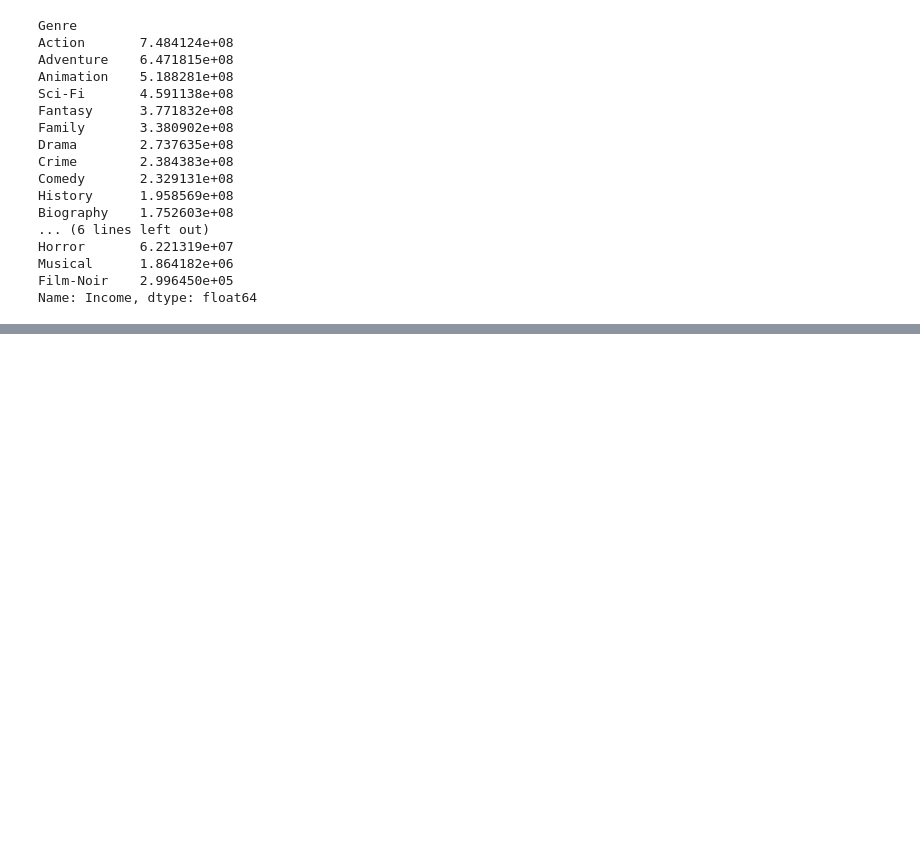
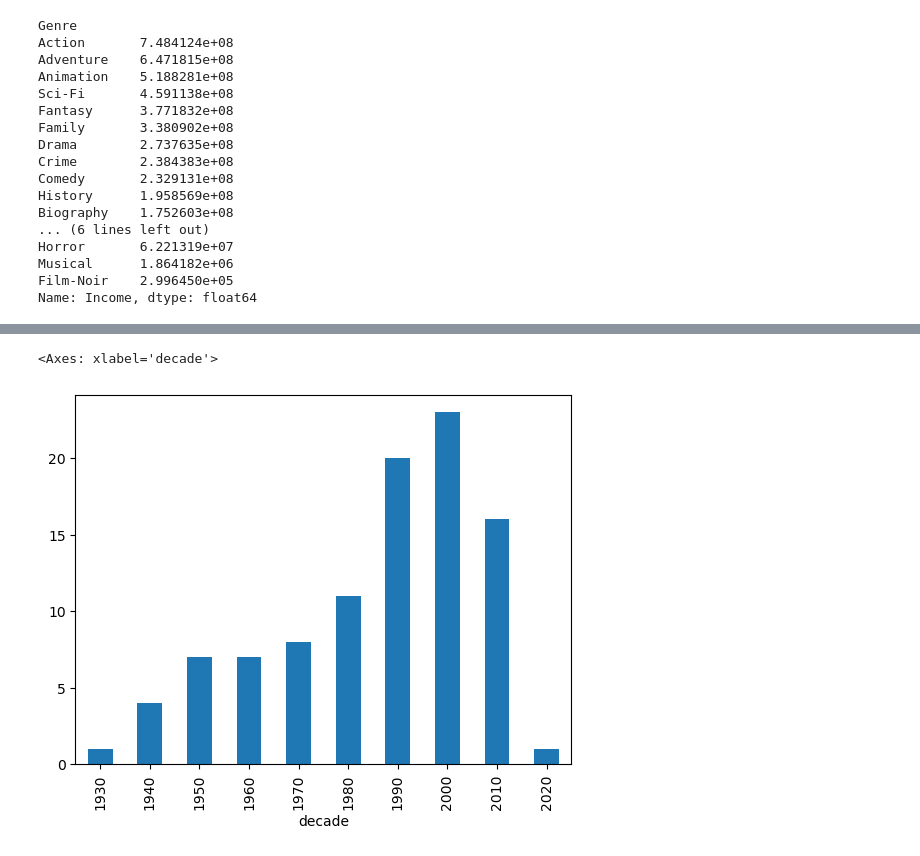
Before and after one commit to Sreesanth-e/EDA, a Jupyter notebook: IMDB/IMDB_EDA.ipynb, the cells around one changed output, grey strips where cells are left out. Saved outputs shown, nothing was run; the diff lists cells and outputs as text; code cells hidden in the pictures; blank space fills up the shorter version.

```diff
--- a/IMDB/IMDB_EDA.ipynb
+++ b/IMDB/IMDB_EDA.ipynb
@@ -1028,0 +1066,5 @@ Name: Income, dtype: float64
+# %%
+df['decade'].value_counts().sort_index().plot(kind='bar')
+# %% [output]
+<Axes: xlabel='decade'>
+[figure, added]
```
Also changed, not shown: parts of 19 cells of this notebook.
